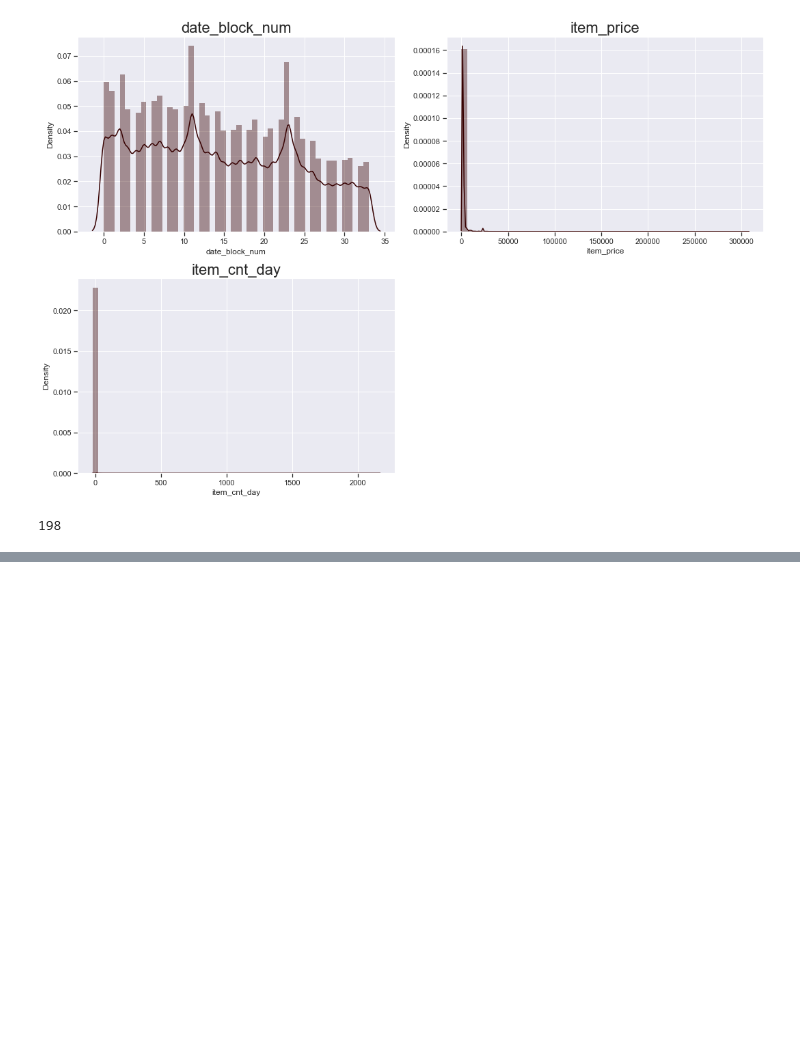
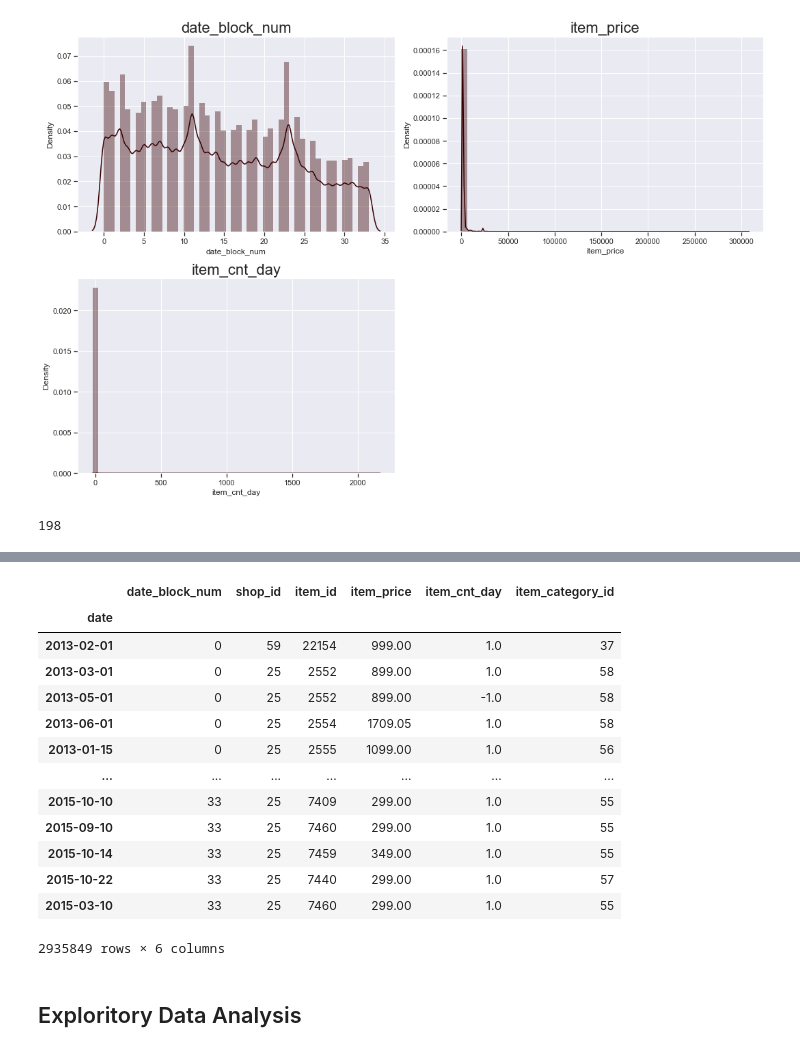
Before and after one commit to the-chiefdom/Predict_Future_Sales, a Jupyter notebook: data_wrangling.ipynb, the cells around one changed output, grey strips where cells are left out. Saved outputs shown, nothing was run; the diff lists cells and outputs as text; code cells hidden in the pictures; blank space fills up the shorter version.

Commit message:
Near completion of data wrangling notebook

```diff
--- a/data_wrangling.ipynb
+++ b/data_wrangling.ipynb
@@ -102,8 +108,6 @@ Data columns (total 6 columns):
  5   item_cnt_day    float64
 dtypes: datetime64[ns](1), float64(2), int64(3)
 memory usage: 134.4 MB
-# %%
-sales_train = sales_train.set_index('date')
 # %%
 sales_train.describe()
 # %% [output]
@@ -145,0 +169,2 @@ sales_train.index.nunique()
+# %%
+items = pd.read_csv('./csv_folder/items.csv')
@@ -145,0 +207,23 @@ sales_train.index.nunique()
+# %%
+train_df = pd.merge(sales_train, items.drop(columns=['item_name']), how='left', on='item_id')
+# %%
+train_df = train_df.set_index('date')
+# %%
+train_df
+# %% [output]
+|  | date_block_num | shop_id | item_id | item_price | item_cnt_day | item_category_id |
+| date |  |  |  |  |  |  |
+| 2013-02-01 | 0 | 59 | 22154 | 999.00 | 1.0 | 37 |
+| 2013-03-01 | 0 | 25 | 2552 | 899.00 | 1.0 | 58 |
+| 2013-05-01 | 0 | 25 | 2552 | 899.00 | -1.0 | 58 |
+| 2013-06-01 | 0 | 25 | 2554 | 1709.05 | 1.0 | 58 |
+| 2013-01-15 | 0 | 25 | 2555 | 1099.00 | 1.0 | 56 |
+| ... | ... | ... | ... | ... | ... | ... |
+| 2015-10-10 | 33 | 25 | 7409 | 299.00 | 1.0 | 55 |
+| 2015-09-10 | 33 | 25 | 7460 | 299.00 | 1.0 | 55 |
+| 2015-10-14 | 33 | 25 | 7459 | 349.00 | 1.0 | 55 |
+| 2015-10-22 | 33 | 25 | 7440 | 299.00 | 1.0 | 57 |
+| 2015-03-10 | 33 | 25 | 7460 | 299.00 | 1.0 | 55 |
+2935849 rows × 6 columns
+# %% [markdown]
+## Exploritory Data Analysis
```
Also changed, not shown: parts of 26 cells of this notebook, 1 other file.
